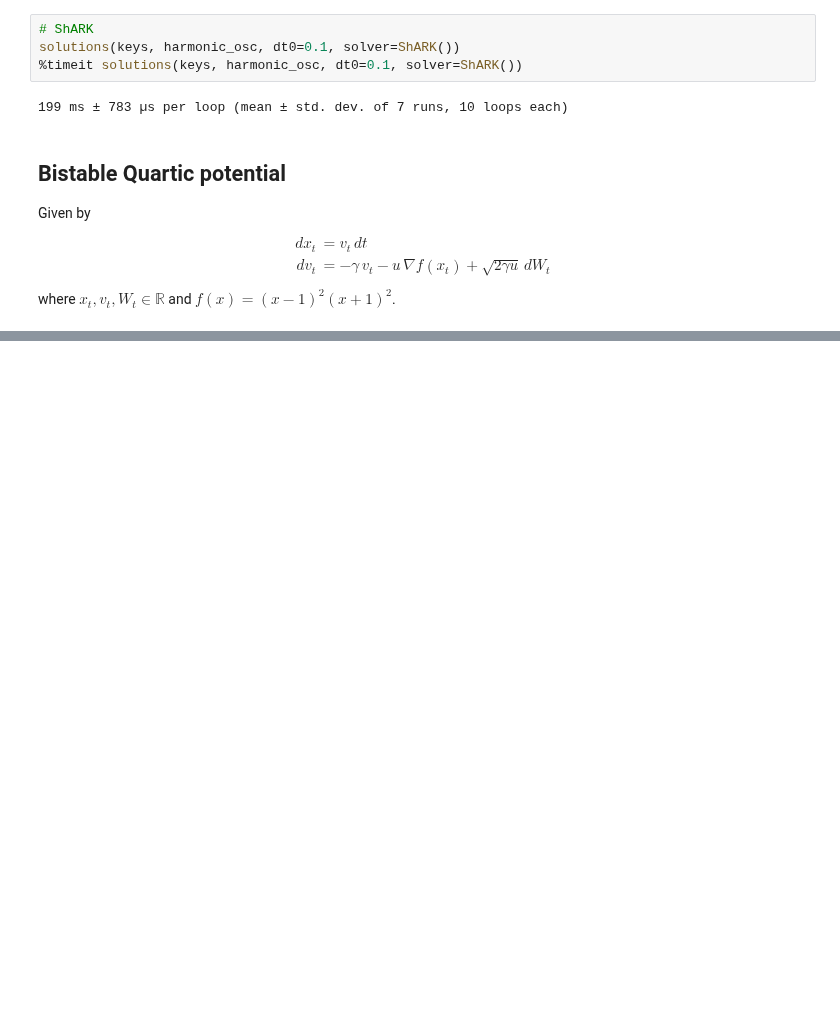
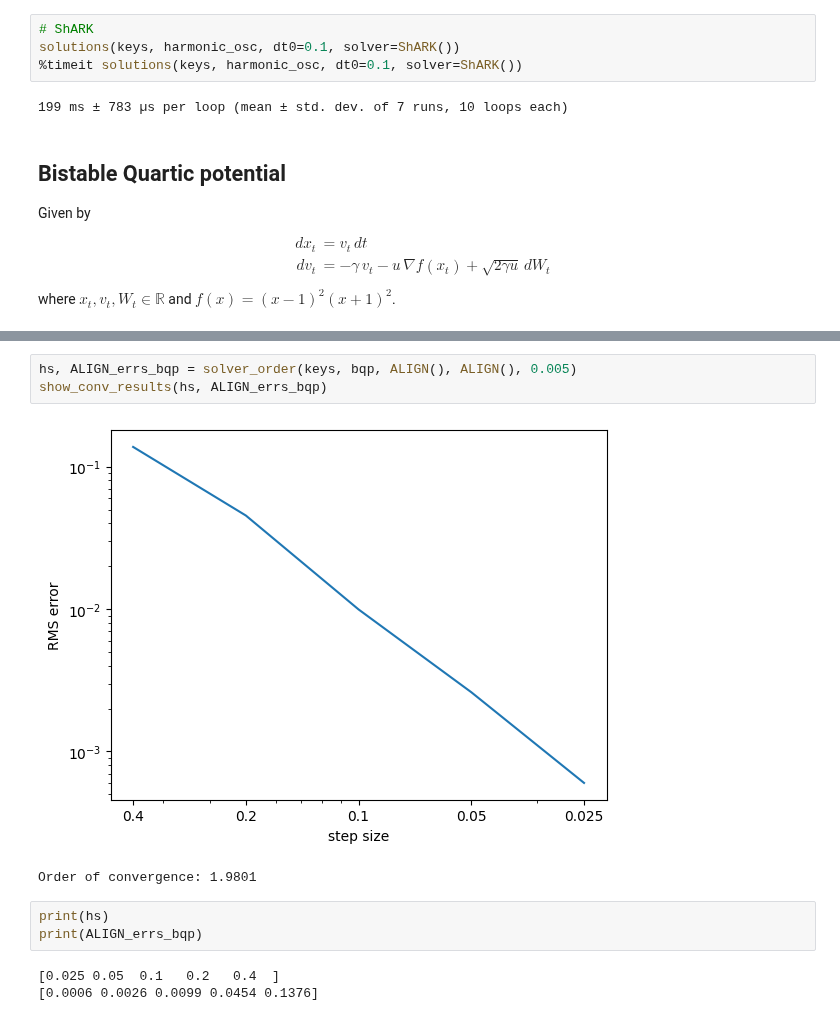
Before and after one commit to andyElking/diffrax_STLA, a Jupyter notebook: L2_Langevin_test.ipynb, the cells around one changed output, grey strips where cells are left out. Drawn from its saved outputs; the diff is of its cells as text; blank space fills up the shorter version.

```diff
--- a/L2_Langevin_test.ipynb
+++ b/L2_Langevin_test.ipynb
@@ -159,0 +162,12 @@ plot_sol(solALIGN, dim=1)
+# %%
+hs, ALIGN_errs_bqp = solver_order(keys, bqp, ALIGN(), ALIGN(), 0.005)
+show_conv_results(hs, ALIGN_errs_bqp)
+# %% [output]
+[figure, added]
+Order of convergence: 1.9801
+# %%
+print(hs)
+print(ALIGN_errs_bqp)
+# %% [output]
+[0.025 0.05  0.1   0.2   0.4  ]
+[0.0006 0.0026 0.0099 0.0454 0.1376]
```
Also changed, not shown: parts of 4 cells of this notebook, 1 other file.
